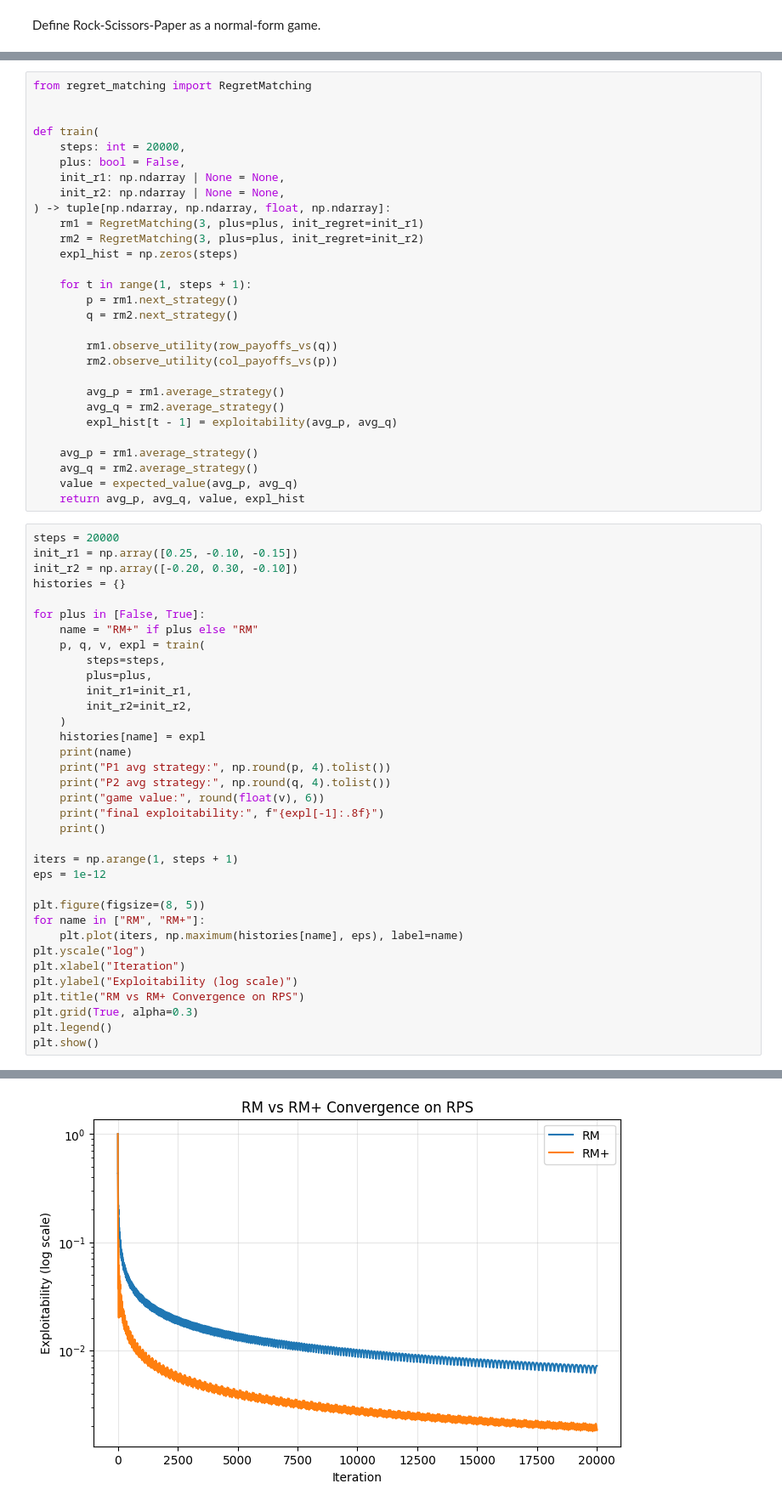
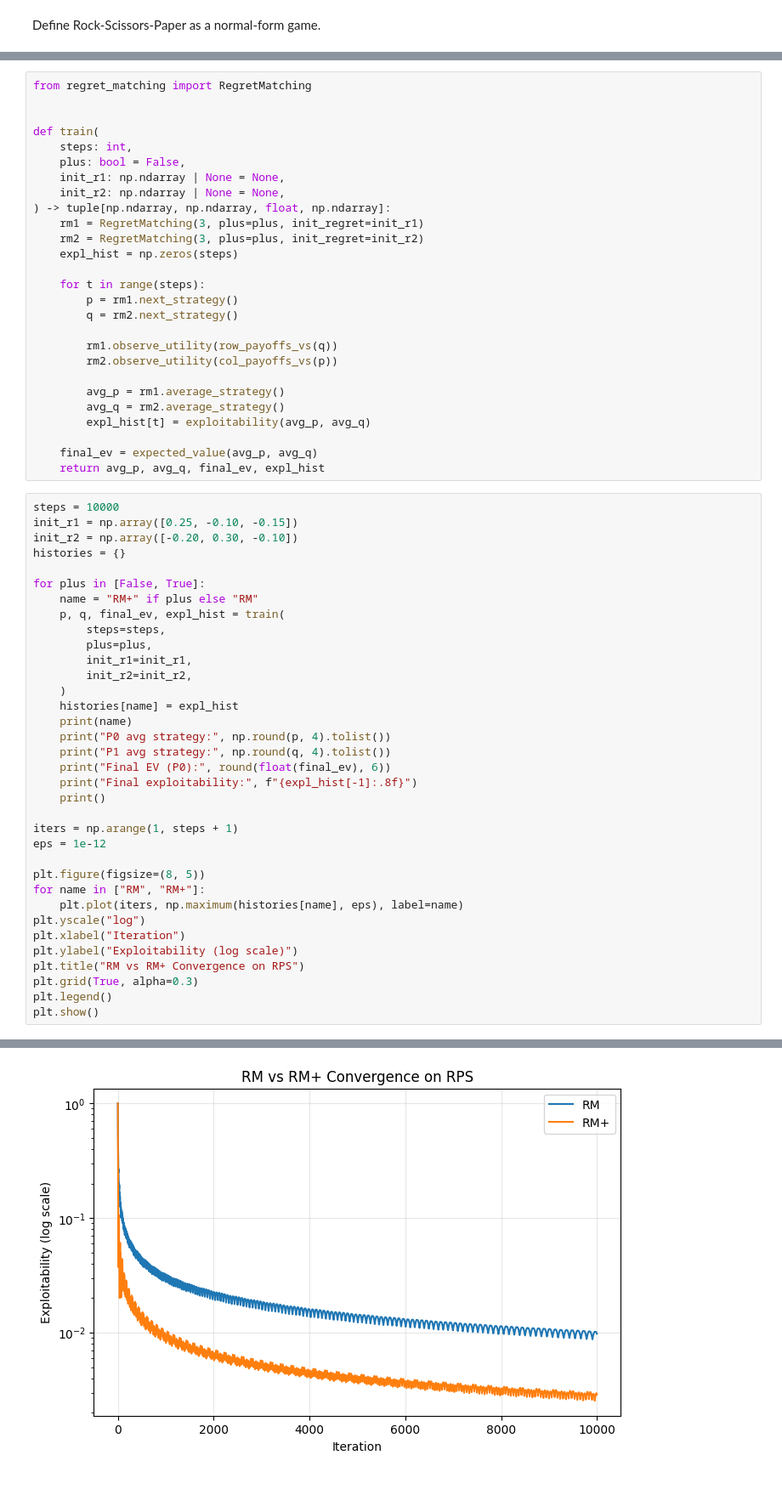
Before and after one commit to swhur1214/cfr, a Jupyter notebook: src/01_rm_rock_paper_scissors.ipynb, the cells around one changed output, grey strips where cells are left out. Shown at 85% size. Cells and saved outputs as stored; diff of their text form.

```diff
--- a/src/01_rm_rock_paper_scissors.ipynb
+++ b/src/01_rm_rock_paper_scissors.ipynb
@@ -34,7 +34,7 @@ from regret_matching import RegretMatching
 
 
 def train(
-    steps: int = 20000,
+    steps: int,
     plus: bool = False,
     init_r1: np.ndarray | None = None,
     init_r2: np.ndarray | None = None,
@@ -43,7 +43,7 @@ def train(
     rm2 = RegretMatching(3, plus=plus, init_regret=init_r2)
     expl_hist = np.zeros(steps)
 
-    for t in range(1, steps + 1):
+    for t in range(steps):
         p = rm1.next_strategy()
         q = rm2.next_strategy()
 
@@ -52,32 +52,30 @@ def train(
 
         avg_p = rm1.average_strategy()
         avg_q = rm2.average_strategy()
-        expl_hist[t - 1] = exploitability(avg_p, avg_q)
+        expl_hist[t] = exploitability(avg_p, avg_q)
 
-    avg_p = rm1.average_strategy()
-    avg_q = rm2.average_strategy()
-    value = expected_value(avg_p, avg_q)
-    return avg_p, avg_q, value, expl_hist
+    final_ev = expected_value(avg_p, avg_q)
+    return avg_p, avg_q, final_ev, expl_hist
 # %%
-steps = 20000
+steps = 10000
 init_r1 = np.array([0.25, -0.10, -0.15])
 init_r2 = np.array([-0.20, 0.30, -0.10])
 histories = {}
 
 for plus in [False, True]:
     name = "RM+" if plus else "RM"
-    p, q, v, expl = train(
+    p, q, final_ev, expl_hist = train(
         steps=steps,
         plus=plus,
         init_r1=init_r1,
         init_r2=init_r2,
     )
-    histories[name] = expl
+    histories[name] = expl_hist
     print(name)
-    print("P1 avg strategy:", np.round(p, 4).tolist())
-    print("P2 avg strategy:", np.round(q, 4).tolist())
-    print("game value:", round(float(v), 6))
-    print("final exploitability:", f"{expl[-1]:.8f}")
+    print("P0 avg strategy:", np.round(p, 4).tolist())
+    print("P1 avg strategy:", np.round(q, 4).tolist())
+    print("Final EV (P0):", round(float(final_ev), 6))
+    print("Final exploitability:", f"{expl_hist[-1]:.8f}")
     print()
 
 iters = np.arange(1, steps + 1)
@@ -108 +106 @@ final exploitability: 0.00186584
-[figure, old version]
+[figure, new version]
```
Also changed, not shown: parts of 2 cells of this notebook, 1 other file.
